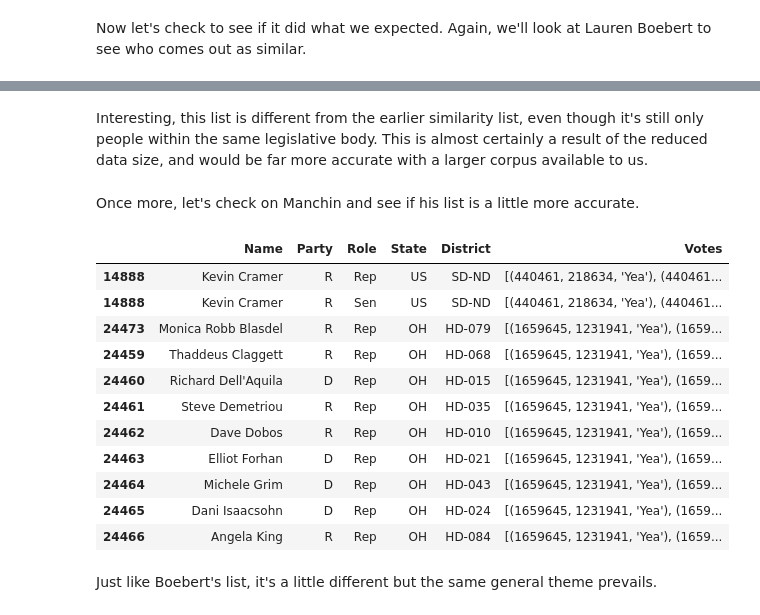
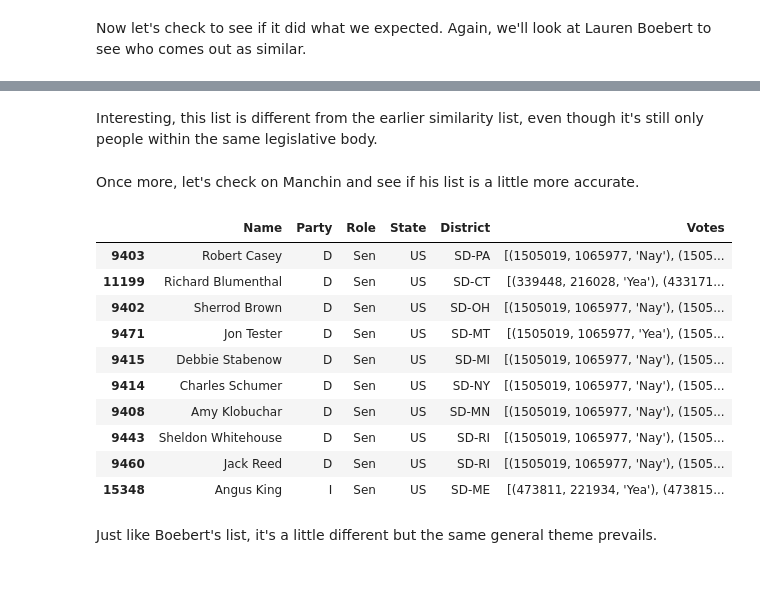
Before and after one commit to silas-wunder/LegiScan, a Jupyter notebook: basic_analysis.ipynb, the cells around one changed output, grey strips where cells are left out. Drawn from its saved outputs; the diff is of its cells as text; code cells hidden in the pictures; blank space fills up the shorter version.

Commit message:
updated to use topics from dataset

```diff
--- a/basic_analysis.ipynb
+++ b/basic_analysis.ipynb
@@ -194,18 +195,26 @@ Now we'll do something similar, but this time we'll incorporate the topics of ea
 # %%
 people_topics_temperature = {}
+topics = set()
 for person in people_votes_temperatures:
     for bill in people_votes_temperatures[person]:
-        # grab topic and sentiment of this bill
-        bill_topic = ast.literal_eval(bills.loc[bill]["Topics"])
-        # if we don't have this person yet, add them
-        if person not in people_topics_temperature:
-            people_topics_temperature[person] = {bill_topic: [people_votes_temperatures[person][bill]]}
-        # if we have this person but don't have this topic for them, add it
-        elif bill_topic not in people_topics_temperature[person]:
-            people_topics_temperature[person][bill_topic] = [people_votes_temperatures[person][bill]]
-        # otherwise, add the temperature to the list
-        else:
-            people_topics_temperature[person][bill_topic].append(people_votes_temperatures[person][bill])
+        # grab topic list of this bill
+        bill_topics = ast.literal_eval(bills.loc[bill]["Topics"])
+        # if the topics list is empty, the topics are unknown
+        if len(bill_topics) == 0:
+            bill_topics = ["Unknown"]
+        # for every topic in the list, we'll add it to the dictionary
+        for bill_topic in bill_topics:
+            # add the topic to the topics set
+            topics.add(bill_topic)
+            # if we don't have this person yet, add them
+            if person not in people_topics_temperature:
+                people_topics_temperature[person] = {bill_topic: [people_votes_temperatures[person][bill]]}
+            # if we have this person but don't have this topic for them, add it
+            elif bill_topic not in people_topics_temperature[person]:
+                people_topics_temperature[person][bill_topic] = [people_votes_temperatures[person][bill]]
+            # otherwise, add the temperature to the list
+            else:
+                people_topics_temperature[person][bill_topic].append(people_votes_temperatures[person][bill])
 # compute the mean temperature for each topic
 for person in people_topics_temperature:
     for topic in people_topics_temperature[person]:
@@ -212,0 +224,4 @@ for person in people_topics_temperature:
+# %%
+topics = list(topics)
+topics.sort()
+topics
@@ -213,10 +246,10 @@ for person in people_topics_temperature:
 # %% [markdown]
 Cool, now lets turn that into a big matrix so we can do the same kind of similarity measurements on it.
 # %%
-people_topics_matrix = lil_matrix((np.max(list(people_topics_temperature.keys())) + 1, np.max(cluster_names.index) + 1))
+people_topics_matrix = lil_matrix((np.max(list(people_topics_temperature.keys())) + 1, len(topics) + 1))
 for person in people_topics_temperature:
     for topic in people_topics_temperature[person]:
-        people_topics_matrix[person, topic] = people_topics_temperature[person][topic]
+        people_topics_matrix[person, topics.index(topic)] = people_topics_temperature[person][topic]
 smaller_topics = csr_matrix(people_topics_matrix)
 # remove NaN
 smaller_topics.data = np.nan_to_num(smaller_topics.data)
@@ -242,22 +276,21 @@ people.loc[topic_similarites[boebert].argsort()[::-1][:10]]
 # %% [markdown]
-Interesting, this list is different from the earlier similarity list, even though it's still only people within the same legislative body. This is almost certainly a result of the reduced data size, and would be far more accurate with a larger corpus available to us.
+Interesting, this list is different from the earlier similarity list, even though it's still only people within the same legislative body.
 # %% [markdown]
 Once more, let's check on Manchin and see if his list is a little more accurate.
 # %%
-people.loc[topic_similarites[manchin].argsort()[::-1][:10]]
+people.loc[topic_similarites[manchin].argsort()[::-1][1:11]]
 # %% [output]
 |  | Name | Party | Role | State | District | Votes |
-| 14888 | Kevin Cramer | R | Rep | US | SD-ND | [(440461, 218634, 'Yea'), (440461... |
-| 14888 | Kevin Cramer | R | Sen | US | SD-ND | [(440461, 218634, 'Yea'), (440461... |
-| 24473 | Monica Robb Blasdel | R | Rep | OH | HD-079 | [(1659645, 1231941, 'Yea'), (1659... |
-| 24459 | Thaddeus Claggett | R | Rep | OH | HD-068 | [(1659645, 1231941, 'Yea'), (1659... |
-| 24460 | Richard Dell'Aquila | D | Rep | OH | HD-015 | [(1659645, 1231941, 'Yea'), (1659... |
-| 24461 | Steve Demetriou | R | Rep | OH | HD-035 | [(1659645, 1231941, 'Yea'), (1659... |
-| 24462 | Dave Dobos | R | Rep | OH | HD-010 | [(1659645, 1231941, 'Yea'), (1659... |
-| 24463 | Elliot Forhan | D | Rep | OH | HD-021 | [(1659645, 1231941, 'Yea'), (1659... |
-| 24464 | Michele Grim | D | Rep | OH | HD-043 | [(1659645, 1231941, 'Yea'), (1659... |
-| 24465 | Dani Isaacsohn | D | Rep | OH | HD-024 | [(1659645, 1231941, 'Yea'), (1659... |
-| 24466 | Angela King | R | Rep | OH | HD-084 | [(1659645, 1231941, 'Yea'), (1659... |
+| 9403 | Robert Casey | D | Sen | US | SD-PA | [(1505019, 1065977, 'Nay'), (1505... |
+| 11199 | Richard Blumenthal | D | Sen | US | SD-CT | [(339448, 216028, 'Yea'), (433171... |
+| 9402 | Sherrod Brown | D | Sen | US | SD-OH | [(1505019, 1065977, 'Nay'), (1505... |
+| 9471 | Jon Tester | D | Sen | US | SD-MT | [(1505019, 1065977, 'Yea'), (1505... |
+| 9415 | Debbie Stabenow | D | Sen | US | SD-MI | [(1505019, 1065977, 'Nay'), (1505... |
+| 9414 | Charles Schumer | D | Sen | US | SD-NY | [(1505019, 1065977, 'Nay'), (1505... |
+| 9408 | Amy Klobuchar | D | Sen | US | SD-MN | [(1505019, 1065977, 'Nay'), (1505... |
+| 9443 | Sheldon Whitehouse | D | Sen | US | SD-RI | [(1505019, 1065977, 'Nay'), (1505... |
+| 9460 | Jack Reed | D | Sen | US | SD-RI | [(1505019, 1065977, 'Nay'), (1505... |
+| 15348 | Angus King | I | Sen | US | SD-ME | [(473811, 221934, 'Yea'), (473815... |
 # %% [markdown]
 Just like Boebert's list, it's a little different but the same general theme prevails.
 # %% [markdown]
```
Also changed, not shown: parts of 22 cells of this notebook, 5 other files.
